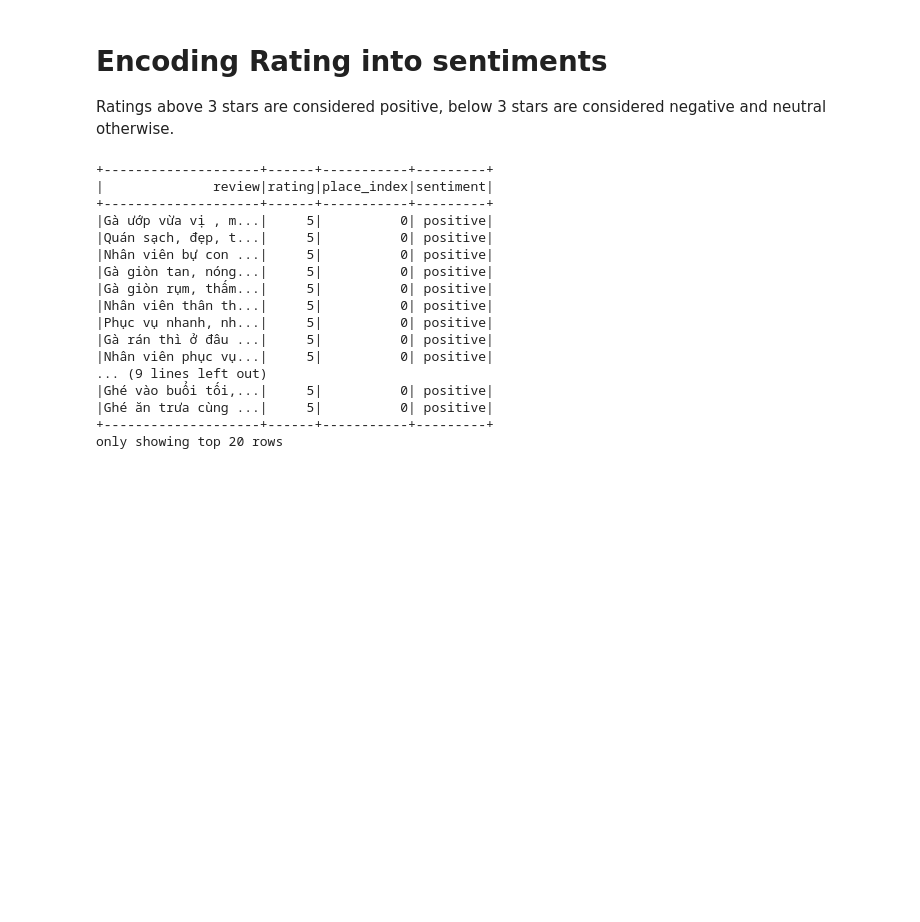
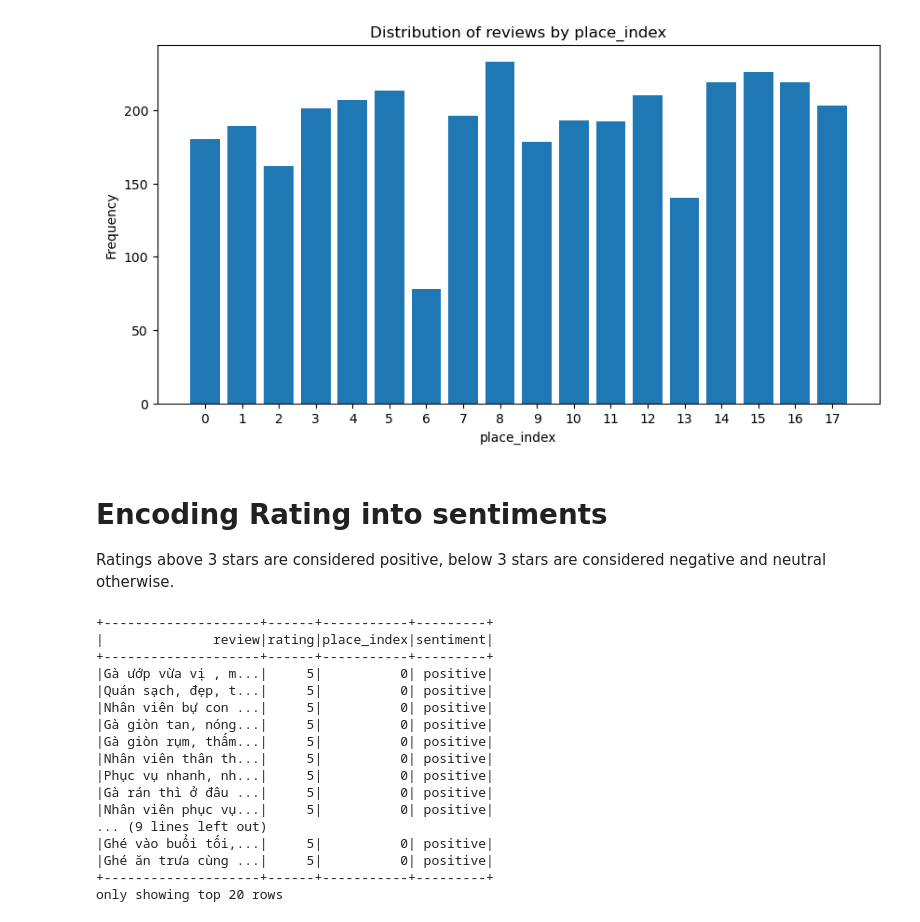
Before and after one commit to Ngoc-Cac/kfc-reviews-with-bigdata, a Jupyter notebook: sentiment_analysis/preprocessing.ipynb, the cells around one changed output. Drawn from its saved outputs; the diff is of its cells as text; code cells hidden in the pictures; blank space fills up the shorter version.

```diff
--- a/sentiment_analysis/preprocessing.ipynb
+++ b/sentiment_analysis/preprocessing.ipynb
@@ -31,3 +50,16 @@ only showing top 20 rows
+# %%
+pandas_df = df.groupBy('place_index').count().orderBy('place_index').toPandas()
+
+figure = plt.figure(figsize=(10, 5))
+ax = figure.add_subplot(111)
+
+ax.set_title('Distribution of reviews by place_index')
+ax.bar(pandas_df['place_index'], pandas_df['count'])
+ax.set_xticks(pandas_df['place_index'])
+ax.set_xlabel('place_index')
+ax.set_ylabel('Frequency');
+# %% [output]
+[figure, added]
 # %% [markdown]
 # Encoding Rating into sentiments
 Ratings above 3 stars are considered positive, below 3 stars are considered negative and neutral otherwise.
```
Also changed, not shown: parts of 5 cells of this notebook.
